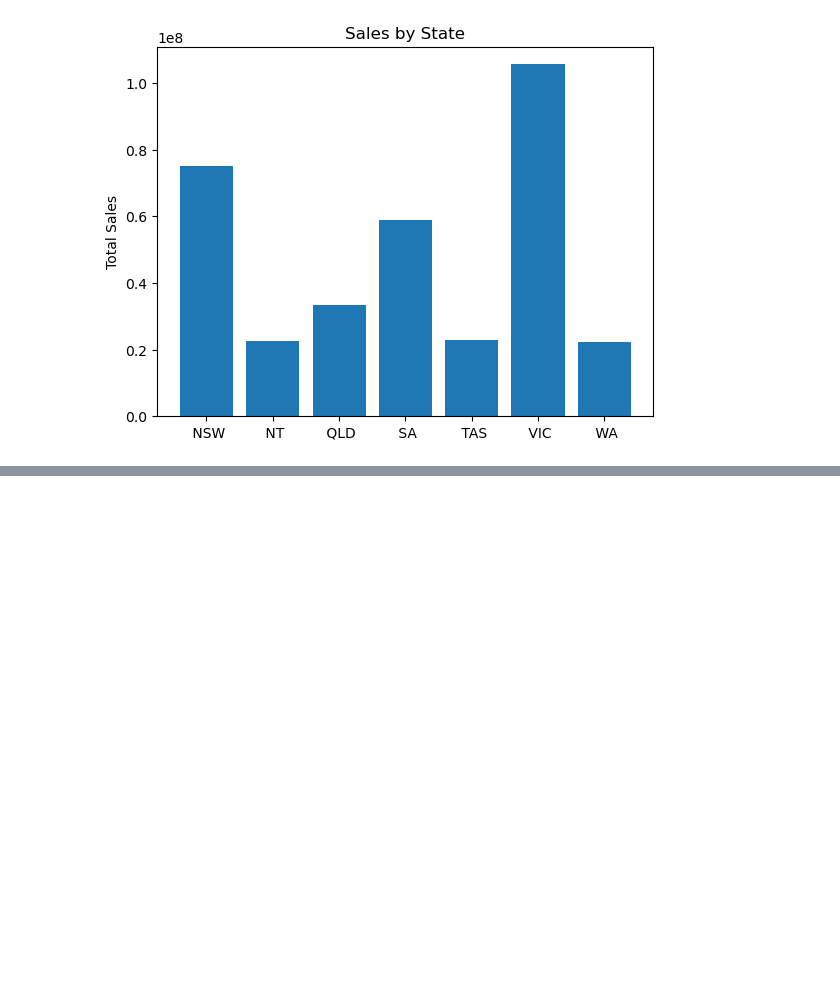
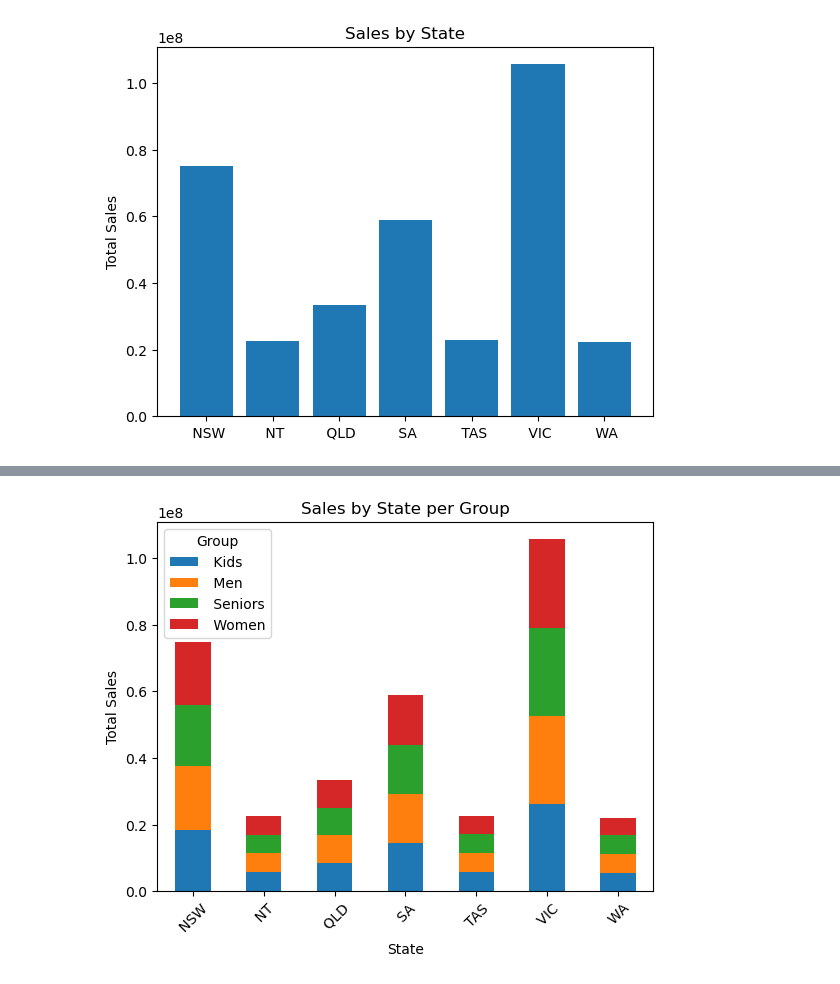
Before and after one commit to aliehs111/AAL_sales, a Jupyter notebook: AAL.ipynb, the cells around one changed output, grey strips where cells are left out. Cells and saved outputs as stored; diff of their text form; code cells hidden in the pictures; blank space fills up the shorter version.

```diff
--- a/AAL.ipynb
+++ b/AAL.ipynb
@@ -162,0 +201,3 @@ plt.show()
+# %%
+sales_by_state_group = df.groupby(['State', 'Group'])['Sales'].sum().unstack()
+print(sales_by_state_group)
@@ -162,0 +214,8 @@ plt.show()
+# %%
+sales_by_state_group.plot(kind='bar', stacked=True)
+plt.ylabel('Total Sales')
+plt.title('Sales by State per Group')
+plt.xticks(rotation=45)  # For better readability if there are many states
+plt.show()
+# %% [output]
+[figure, added]
```
Also changed, not shown: parts of 10 cells of this notebook.
